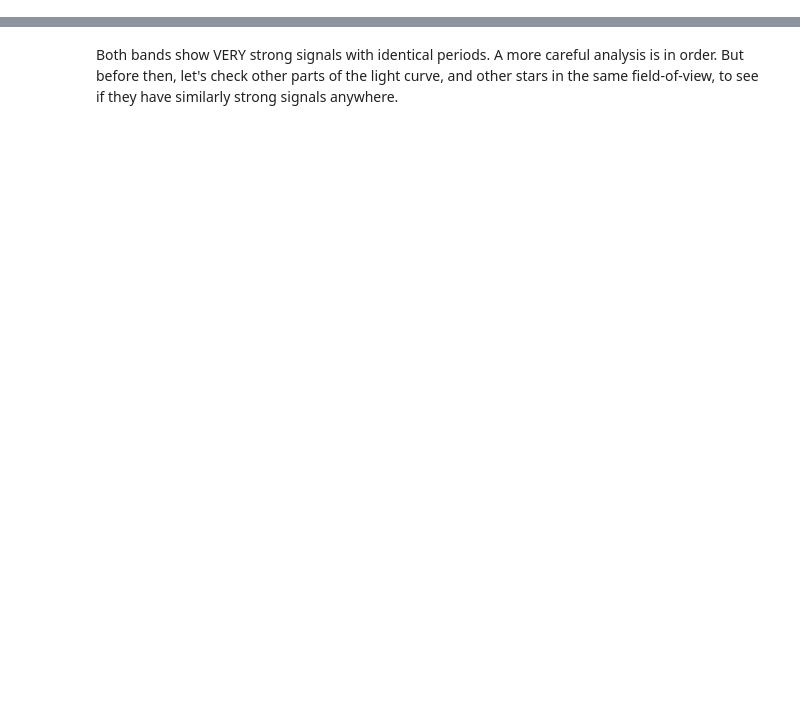
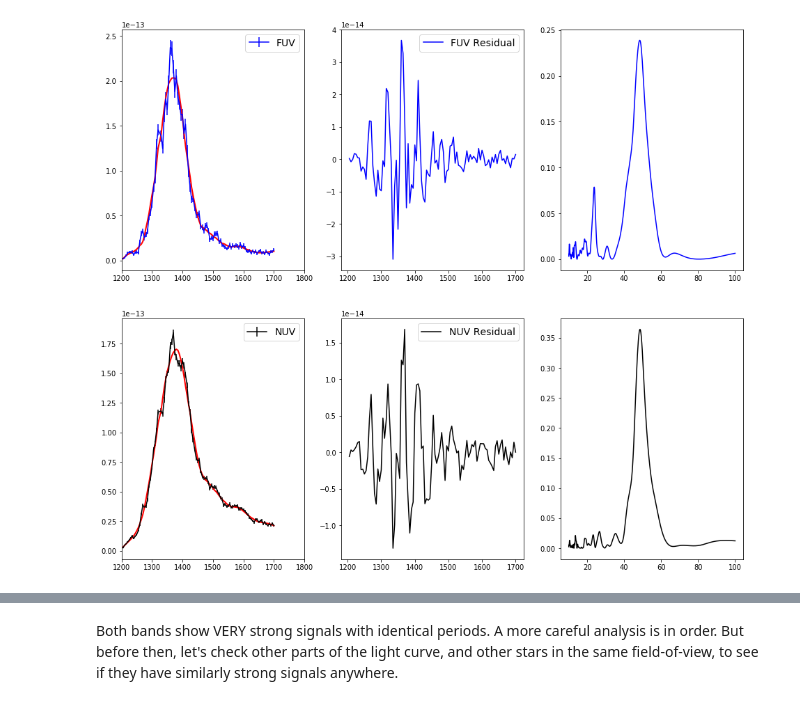
Before and after one commit to MillionConcepts/gfcat_gj65, a Jupyter notebook: src/uvceti/06-qpp_analysis.ipynb, the cells around one changed output, grey strips where cells are left out. Drawn from its saved outputs; the diff is of its cells as text; code cells hidden in the pictures; blank space fills up the shorter version.

```diff
--- a/src/uvceti/06-qpp_analysis.ipynb
+++ b/src/uvceti/06-qpp_analysis.ipynb
@@ -62,34 +67,37 @@ fluxfitted_fuv = savgol_filter(flare_fluxes_fuv, 21, 3)
 fluxfitted_nuv = savgol_filter(flare_fluxes_nuv, 21, 3)
 
 # Let's do a periodagram to check for any strong periodic signals.
 lombscarg_fuv = LombScargle(flare_times_fuv, flare_fluxes_fuv-fluxfitted_fuv)
 frequency_fuv, power_fuv = lombscarg_fuv.autopower(minimum_frequency=0.01, maximum_frequency=0.1,
                                                    samples_per_peak=20)
 lombscarg_nuv = LombScargle(flare_times_nuv, flare_fluxes_nuv-fluxfitted_nuv)
 frequency_nuv, power_nuv = lombscarg_nuv.autopower(minimum_frequency=0.01, maximum_frequency=0.1,
                                                    samples_per_peak=20)
 
 # Let's make a plot of the flare region of the light curve we are looking at (left column).
 # We'll also show the quick periodgrams we made (right column).
-fig, ((ax1,ax2,ax3),(ax4,ax5,ax6)) = plt.subplots(2,3)
+fig, ((ax1,ax2,ax3),(ax4,ax5,ax6)) = plt.subplots(2, 3, figsize=(16,14))
+matplotlib.rcParams.update({'font.size': 14})
 ax1.errorbar(flare_times_fuv, flare_fluxes_fuv, yerr=flare_flux_errs_fuv,
              fmt='-b', label="FUV")
 ax1.plot(flare_times_fuv, fluxfitted_fuv, '-r', linewidth=2)
 ax2.plot(flare_times_fuv, flare_fluxes_fuv - fluxfitted_fuv, '-b', label="FUV Residual")
 ax3.plot(1./frequency_fuv, power_fuv, '-b')
 ax4.errorbar(flare_times_nuv, flare_fluxes_nuv, yerr=flare_flux_errs_nuv,
              fmt='-k', label="NUV")
 ax4.plot(flare_times_nuv, fluxfitted_nuv, '-r', linewidth=2)
 ax5.plot(flare_times_nuv, flare_fluxes_nuv - fluxfitted_nuv, '-k', label="NUV Residual")
 ax6.plot(1./frequency_nuv, power_nuv, '-k')
 # Set axis ranges appropriately.
 ax1.set_xlim(1200., 1800.)
 ax4.set_xlim(1200., 1800.)
 ax1.legend()
 ax2.legend()
 ax4.legend()
 ax5.legend()
 plt.show()
+# %% [output]
+[figure, added]
 # %%
 # What is the peak frequency and power?
 # Convert to numpy arrays to make use of the where() function.
```
Also changed, not shown: parts of 18 cells of this notebook, 1 other file.
